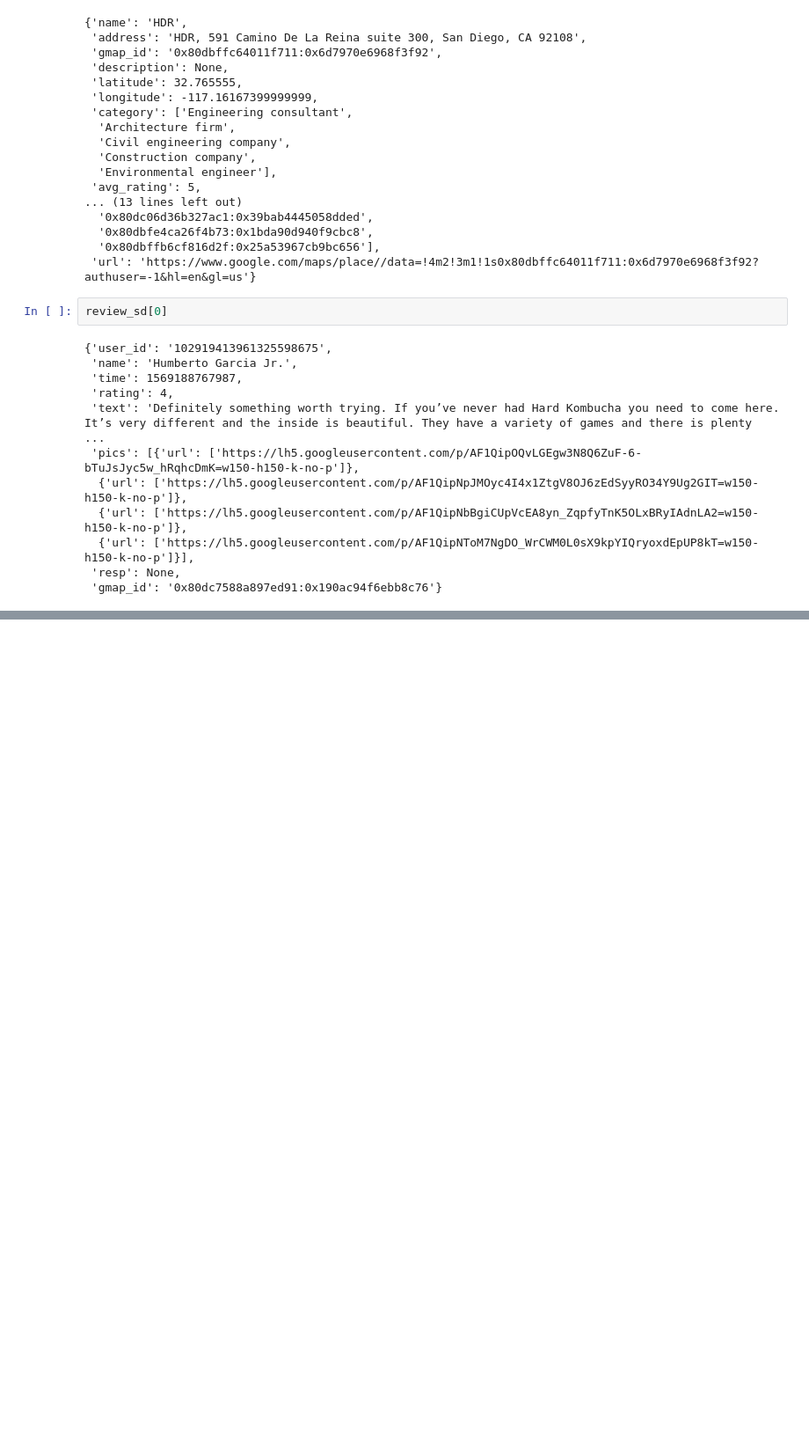
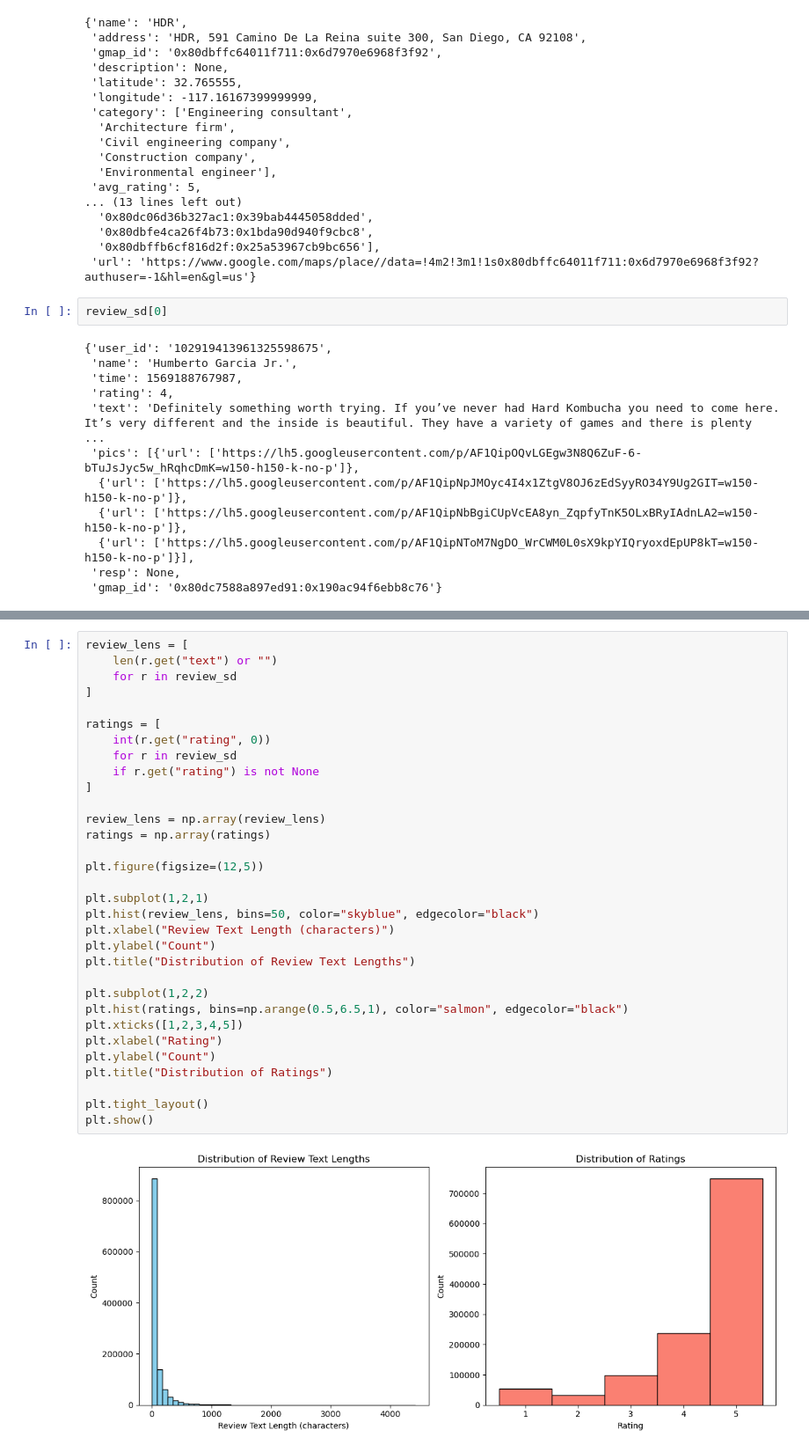
Before and after one commit to TheBoyRoy05/CSE158-Assignment2, a Jupyter notebook: final.ipynb, the cells around one changed output, grey strips where cells are left out. Shown at 88% size. Cells and saved outputs as stored; diff of their text form; blank space fills up the shorter version.

```diff
--- a/final.ipynb
+++ b/final.ipynb
@@ -87,0 +172,34 @@ review_sd[0]
+# %%
+review_lens = [
+    len(r.get("text") or "")
+    for r in review_sd
+]
+
+ratings = [
+    int(r.get("rating", 0))
+    for r in review_sd
+    if r.get("rating") is not None
+]
+
+review_lens = np.array(review_lens)
+ratings = np.array(ratings)
+
+plt.figure(figsize=(12,5))
+
+plt.subplot(1,2,1)
+plt.hist(review_lens, bins=50, color="skyblue", edgecolor="black")
+plt.xlabel("Review Text Length (characters)")
+plt.ylabel("Count")
+plt.title("Distribution of Review Text Lengths")
+
+plt.subplot(1,2,2)
+plt.hist(ratings, bins=np.arange(0.5,6.5,1), color="salmon", edgecolor="black")
+plt.xticks([1,2,3,4,5])
+plt.xlabel("Rating")
+plt.ylabel("Count")
+plt.title("Distribution of Ratings")
+
+plt.tight_layout()
+plt.show()
+# %% [output]
+[figure, added]
```
Also changed, not shown: parts of 10 cells of this notebook.
